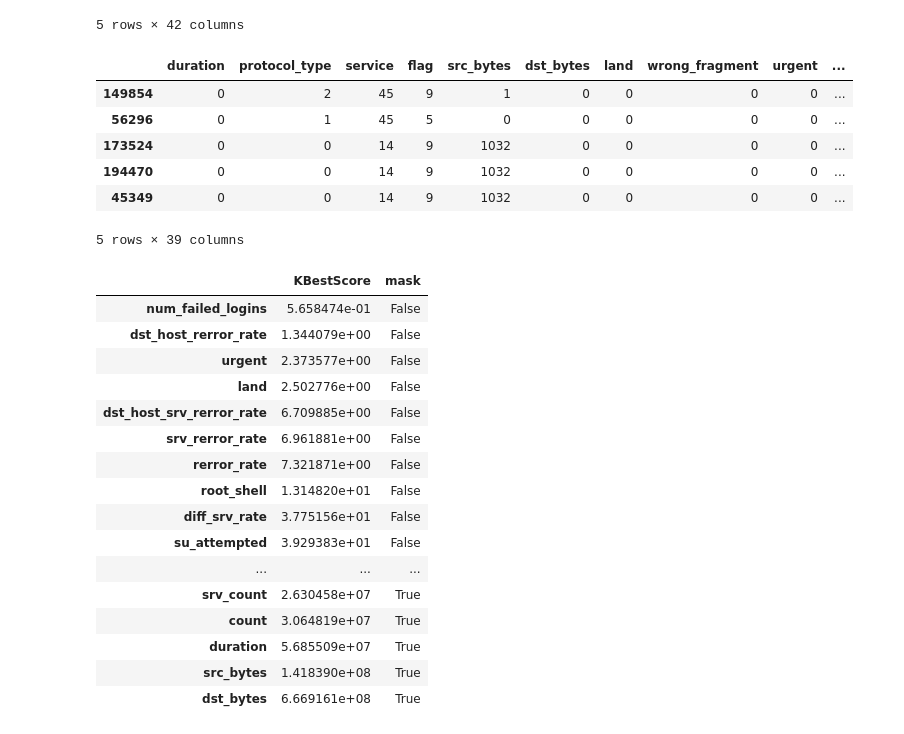
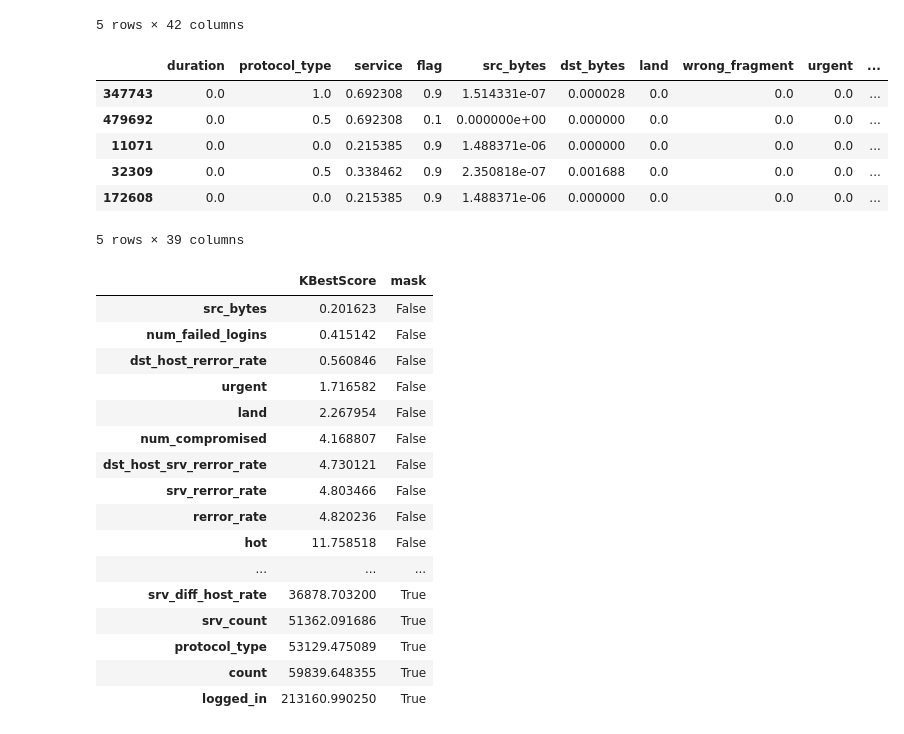
Before and after one commit to mueller91/kdd99, a Jupyter notebook: KDD99.ipynb, the cells around one changed output. Cells and saved outputs as stored; diff of their text form; code cells hidden in the pictures.

Commit message:
add minmax scaling

```diff
--- a/KDD99.ipynb
+++ b/KDD99.ipynb
@@ -93,17 +93,22 @@ mask = ~np.isclose(0, data_ten_c.var())
 data_ten_c = data_ten_c.loc[:, mask]
 cols = [cols[i] for i in range(len(cols) - 1) if mask[i]]
 # %%
+# Min Max Scaling
+mm = MinMaxScaler()
+scaled = mm.fit_transform(data_ten_c.values)
+data_ten_c = pd.DataFrame(scaled, columns=data_ten_c.columns)
+
 # Train Test Split
 X_train, X_test, Y_train, Y_test = train_test_split(data_ten_c.drop(["label"], axis=1), \
                                                     data_ten_c["label"], test_size=0.2)
 X_train.head()
 # %% [output]
 |  | duration | protocol_type | service | flag | src_bytes | dst_bytes | land | wrong_fragment | urgent | ... |
-| 149854 | 0 | 2 | 45 | 9 | 1 | 0 | 0 | 0 | 0 | ... |
-| 56296 | 0 | 1 | 45 | 5 | 0 | 0 | 0 | 0 | 0 | ... |
-| 173524 | 0 | 0 | 14 | 9 | 1032 | 0 | 0 | 0 | 0 | ... |
-| 194470 | 0 | 0 | 14 | 9 | 1032 | 0 | 0 | 0 | 0 | ... |
-| 45349 | 0 | 0 | 14 | 9 | 1032 | 0 | 0 | 0 | 0 | ... |
+| 347743 | 0.0 | 1.0 | 0.692308 | 0.9 | 1.514331e-07 | 0.000028 | 0.0 | 0.0 | 0.0 | ... |
+| 479692 | 0.0 | 0.5 | 0.692308 | 0.1 | 0.000000e+00 | 0.000000 | 0.0 | 0.0 | 0.0 | ... |
+| 11071 | 0.0 | 0.0 | 0.215385 | 0.9 | 1.488371e-06 | 0.000000 | 0.0 | 0.0 | 0.0 | ... |
+| 32309 | 0.0 | 0.5 | 0.338462 | 0.9 | 2.350818e-07 | 0.001688 | 0.0 | 0.0 | 0.0 | ... |
+| 172608 | 0.0 | 0.0 | 0.215385 | 0.9 | 1.488371e-06 | 0.000000 | 0.0 | 0.0 | 0.0 | ... |
 5 rows × 39 columns
 # %%
 # Select K best
@@ -128,20 +133,20 @@ r = r.sort_values("KBestScore")
 r
 # %% [output]
 |  | KBestScore | mask |
-| num_failed_logins | 5.658474e-01 | False |
-| dst_host_rerror_rate | 1.344079e+00 | False |
-| urgent | 2.373577e+00 | False |
-| land | 2.502776e+00 | False |
-| dst_host_srv_rerror_rate | 6.709885e+00 | False |
-| srv_rerror_rate | 6.961881e+00 | False |
-| rerror_rate | 7.321871e+00 | False |
-| root_shell | 1.314820e+01 | False |
-| diff_srv_rate | 3.775156e+01 | False |
-| su_attempted | 3.929383e+01 | False |
+| src_bytes | 0.201623 | False |
+| num_failed_logins | 0.415142 | False |
+| dst_host_rerror_rate | 0.560846 | False |
+| urgent | 1.716582 | False |
+| land | 2.267954 | False |
+| num_compromised | 4.168807 | False |
+| dst_host_srv_rerror_rate | 4.730121 | False |
+| srv_rerror_rate | 4.803466 | False |
+| rerror_rate | 4.820236 | False |
+| hot | 11.758518 | False |
 | ... | ... | ... |
-| srv_count | 2.630458e+07 | True |
-| count | 3.064819e+07 | True |
-| duration | 5.685509e+07 | True |
-| src_bytes | 1.418390e+08 | True |
-| dst_bytes | 6.669161e+08 | True |
+| srv_diff_host_rate | 36878.703200 | True |
+| srv_count | 51362.091686 | True |
+| protocol_type | 53129.475089 | True |
+| count | 59839.648355 | True |
+| logged_in | 213160.990250 | True |
 # %%
```
Also changed, not shown: parts of 2 cells of this notebook.
